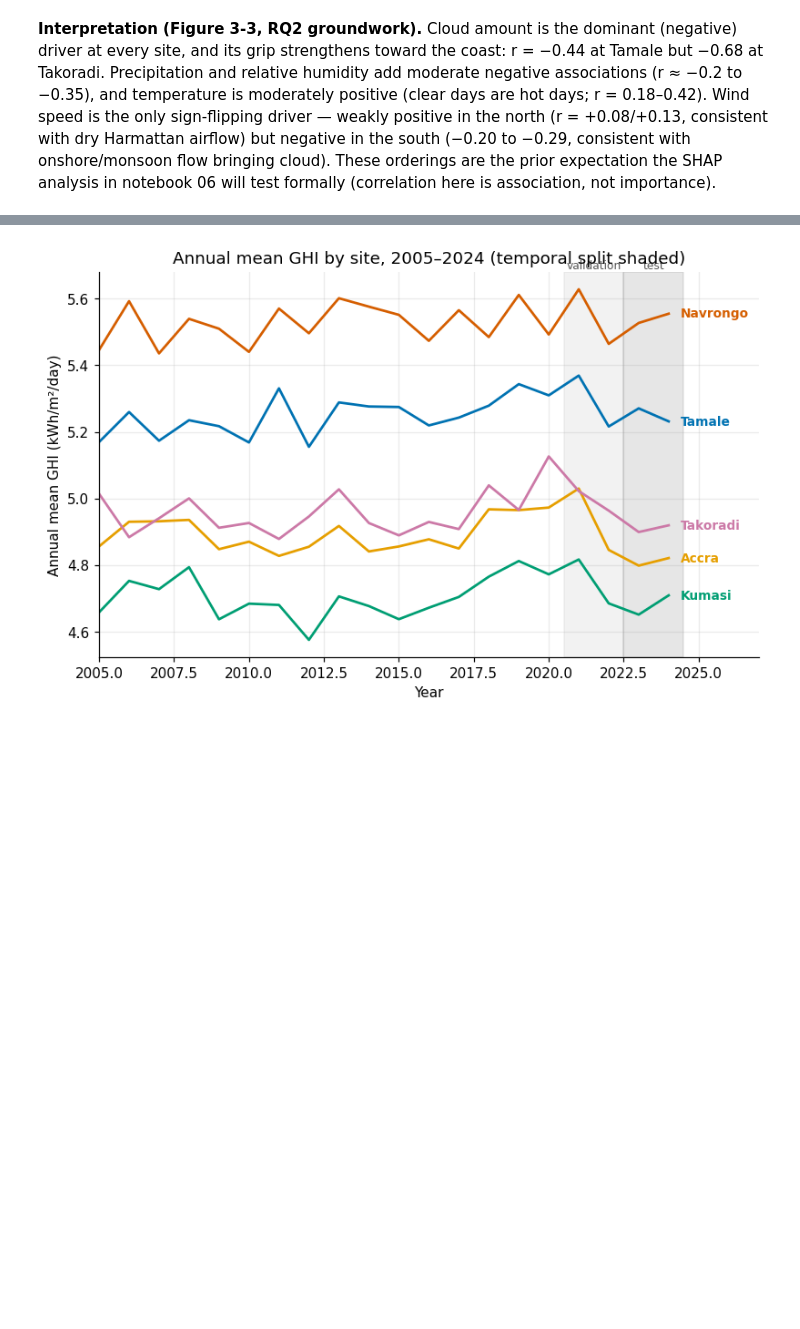
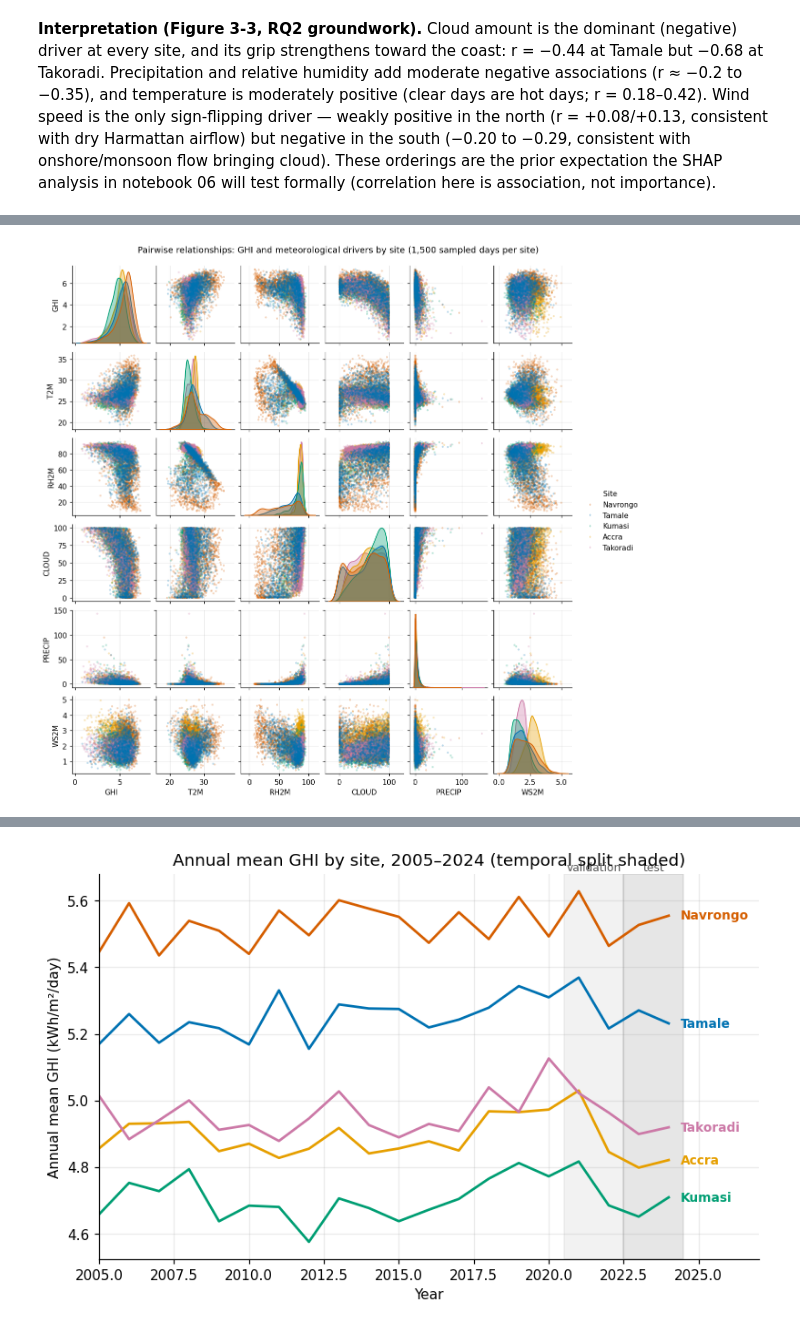
Before and after one commit to kudumens/capstone-solar-ghana, a Jupyter notebook: notebooks/03_eda.ipynb, the cells around one changed output, grey strips where cells are left out. Cells and saved outputs as stored; diff of their text form; code cells hidden in the pictures; blank space fills up the shorter version.

```diff
--- a/notebooks/03_eda.ipynb
+++ b/notebooks/03_eda.ipynb
@@ -172,0 +259,21 @@ notebook 06 will test formally (correlation here is association, not importance)
+# %%
+import seaborn as sns
+
+PAIR_VARS = {TARGET: 'GHI', 'T2M': 'T2M', 'RH2M': 'RH2M', 'CLOUD_AMT': 'CLOUD',
+             'PRECTOTCORR': 'PRECIP', 'WS2M': 'WS2M'}
+sample = df.groupby('site').sample(n=1500, random_state=42)
+pp_df = sample[list(PAIR_VARS) + ['site']].rename(columns=PAIR_VARS)
+pp_df['Site'] = pp_df['site'].map(SITE_LABEL)
+
+site_palette = {SITE_LABEL[k]: SITE_COLOR[k] for k in SITE_ORDER}
+g = sns.pairplot(pp_df.drop(columns='site'), hue='Site',
+                 hue_order=[SITE_LABEL[k] for k in SITE_ORDER],
+                 palette=site_palette, diag_kind='kde', corner=False,
+                 plot_kws={'s': 8, 'alpha': 0.25, 'edgecolor': 'none', 'rasterized': True},
+                 diag_kws={'fill': True, 'alpha': 0.35, 'linewidth': 1.2}, height=1.75)
+g.figure.suptitle('Pairwise relationships: GHI and meteorological drivers by site '
+                  '(1,500 sampled days per site)', y=1.02)
+g.figure.savefig(FIGDIR / 'fig_03_9_pairplot.png', dpi=150, bbox_inches='tight')
+plt.show()
+# %% [output]
+[figure, added]
```
Also changed, not shown: parts of 20 cells of this notebook, 15 other files.
